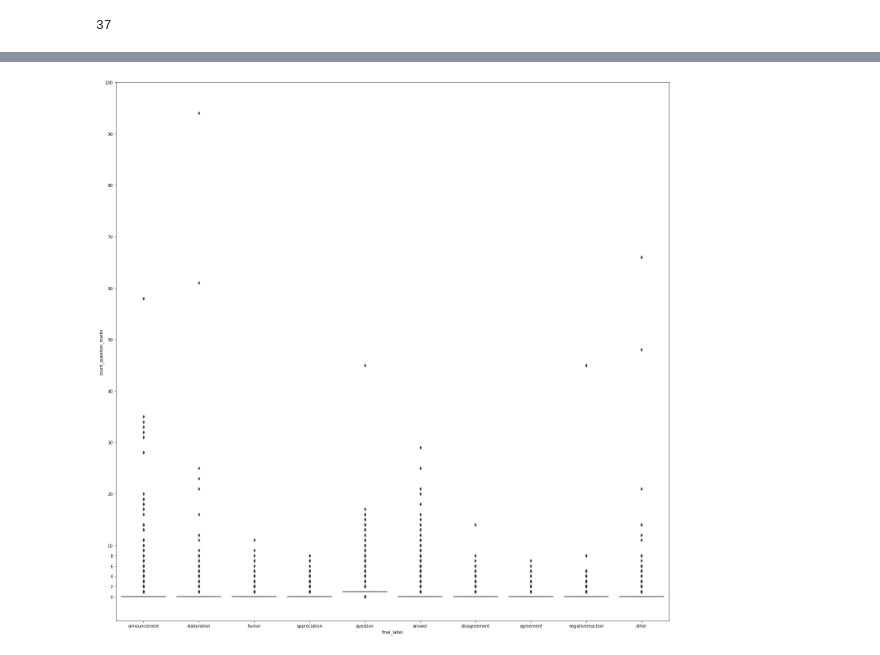
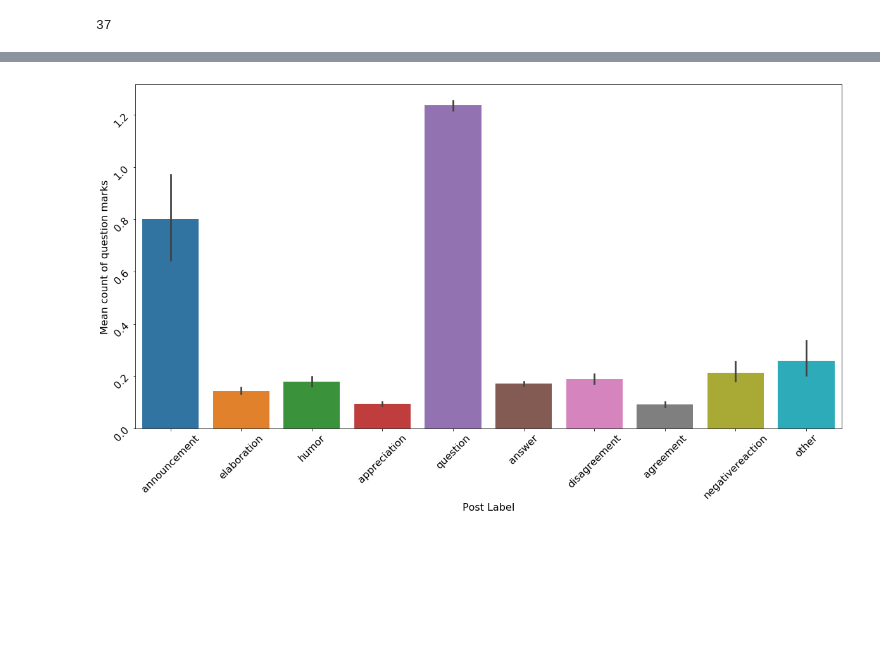
Before and after one commit to Huzefa-Calcutta/Text_Classification, a Jupyter notebook: data_visualization.ipynb, the cells around one changed output, grey strips where cells are left out. Cells and saved outputs as stored; diff of their text form; code cells hidden in the pictures; blank space fills up the shorter version.

```diff
--- a/data_visualization.ipynb
+++ b/data_visualization.ipynb
@@ -124,0 +184,4 @@ reddit_data['final_label'] = get_unique_label(reddit_data, "labels", "annotators
+# %%
+reddit_data['text'] = reddit_data['text'].str.lower()
+# %%
+reddit_data['len_words'] = reddit_data['text'].apply(lambda x:len(x.lower().split(" ")))
@@ -124,0 +200,2 @@ reddit_data['final_label'] = get_unique_label(reddit_data, "labels", "annotators
+# %%
+reddit_data['len_char'] = reddit_data['text'].apply(lambda x:sum([len(word) for word in x.lower().split(" ")]))
@@ -124,0 +274,2 @@ reddit_data['final_label'] = get_unique_label(reddit_data, "labels", "annotators
+# %%
+reddit_data = reddit_data[~(reddit_data['text'].isin(['[deleted]'," ", '']))]
@@ -141,9 +339,11 @@ reddit_data['count_question_marks'] = reddit_data['text'].apply(lambda x:str(x).
 # %%
-import seaborn as sns
-from numpy import median
-fig = plt.figure(figsize = (24,24))
-sns.boxplot(x = 'final_label', y = 'count_question_marks', data = reddit_data)
-plt.yticks([0,2,4,6,8,10,20,30,40,50,60,70,80,90,100])
+fig, ax = plt.subplots(figsize=(20,10))
+sns.barplot(x = 'final_label', y = 'count_question_marks', data = reddit_data)
+# plt.yticks([0,2,4,6,8,10,20,30,40,50,60,70,80,90,100])
+ax.set_xlabel("Post Label", fontsize=16)
+ax.set_ylabel("Mean count of question marks", fontsize=16)
+ax.tick_params(axis="y", labelsize=16, rotation=45)
+ax.tick_params(axis="x", labelsize=16, rotation=45)
 plt.show()
 # %% [output]
-[figure, old version]
+[figure, new version]
```
Also changed, not shown: parts of 69 cells of this notebook, 6 other files.
